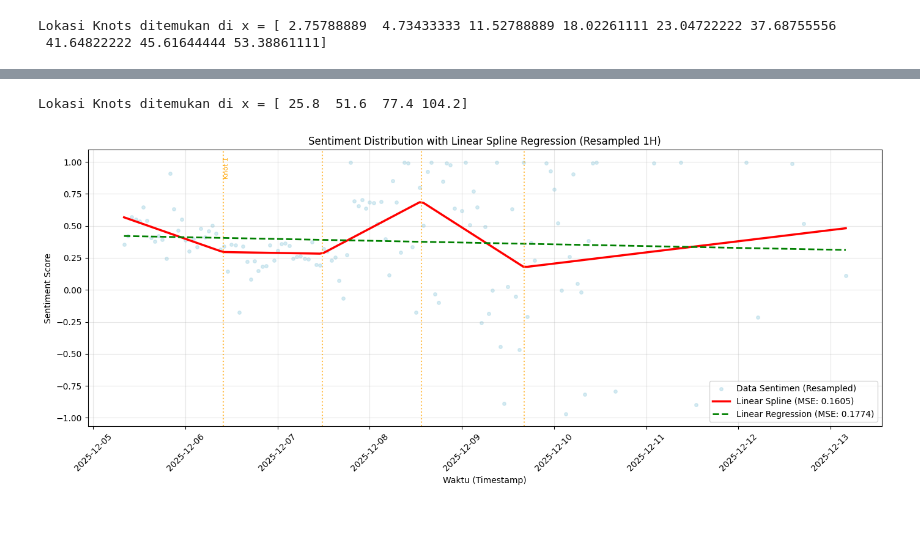
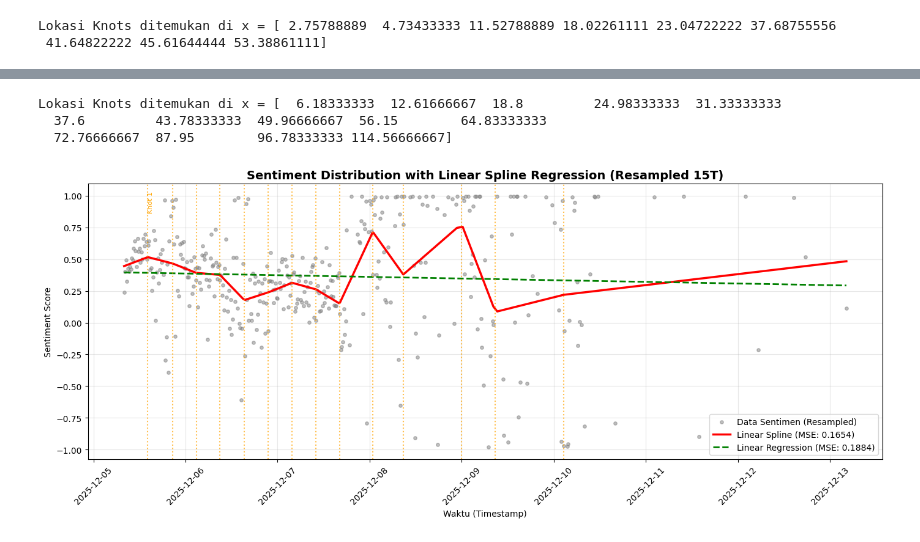
Before and after one commit to YehezkielG/sentiment-spline-truncated-bencana-banjir, a Jupyter notebook: notebook.ipynb, the cells around one changed output, grey strips where cells are left out. Saved outputs shown, nothing was run; the diff lists cells and outputs as text; code cells hidden in the pictures.

```diff
--- a/notebook.ipynb
+++ b/notebook.ipynb
@@ -253,10 +249,10 @@ Knot 7: x=41.65 jam → 2025-12-07 01:43:13
 Knot 8: x=45.62 jam → 2025-12-07 05:41:19
 Knot 9: x=53.39 jam → 2025-12-07 13:27:38
 # %%
-h = 1
+sample_t = "15T"
 df_regression_indexed = df_regression.set_index(pd.to_datetime(df['createTime'], unit='s'))
 
-df_resampled = df_regression_indexed['y'].resample(f'{h}h').mean()
+df_resampled = df_regression_indexed['y'].resample(sample_t).mean()
 df_resampled = df_resampled.dropna()
 
 start_time = df_resampled.index.min()
@@ -271,7 +267,9 @@ optimal_n, final_knots, final_model = auto_tune_spline(x, y, n_knots)
 print(f"Lokasi Knots ditemukan di x = {final_knots}")
 X_spline = create_spline_features(x, final_knots)
 # %% [output]
-Lokasi Knots ditemukan di x = [ 25.8  51.6  77.4 104.2]
+Lokasi Knots ditemukan di x = [  6.18333333  12.61666667  18.8         24.98333333  31.33333333
+  37.6         43.78333333  49.96666667  56.15        64.83333333
+  72.76666667  87.95        96.78333333 114.56666667]
 # %%
 final_model = Model()
 final_model.fit(X_spline, y)
@@ -288,34 +286,34 @@ mse_linear = mean_squared_error(y, y_pred_linear)
 # Konversi x (jam) kembali ke timestamp asli
 x_timestamps = start_time + pd.to_timedelta(x, unit='h')
 
 # Konversi posisi knot ke timestamp
 knot_timestamps = start_time + pd.to_timedelta(final_knots, unit='h')
 
 plt.figure(figsize=(14, 6))
-plt.scatter(x_timestamps, y, alpha=0.5, s=15, label='Data Sentimen (Resampled)', color='lightblue')
+plt.scatter(x_timestamps, y, alpha=0.5, s=15, label='Data Sentimen (Resampled)', color='gray')
 plt.plot(x_timestamps, y_pred, color='red', linewidth=2.5, label=f'Linear Spline (MSE: {mse_spline:.4f})')
 plt.plot(x_timestamps, y_pred_linear, color='green', linewidth=2, linestyle='--', label=f'Linear Regression (MSE: {mse_linear:.4f})')
 
 # Tambahkan garis vertikal untuk knot positions
 for i, knot_time in enumerate(knot_timestamps):
     plt.axvline(knot_time, color='orange', linestyle=':', linewidth=1.5, alpha=0.7)
     if i == 0:
         plt.text(knot_time, plt.ylim()[1] * 0.95, f'Knot {i+1}',
                  rotation=90, verticalalignment='top', fontsize=8, color='orange')
 
-plt.title(f"Sentiment Distribution with Linear Spline Regression (Resampled {h}H)")
+plt.title(f"Sentiment Distribution with Linear Spline Regression (Resampled {sample_t})", fontsize=14, fontweight='bold')
 plt.xlabel("Waktu (Timestamp)")
 plt.ylabel("Sentiment Score")
 plt.legend()
 plt.grid(True, alpha=0.3)
 plt.xticks(rotation=45)
 plt.tight_layout()
 plt.show()
 
 # Print knot timestamps
 print(f"\n=== Lokasi Knot (Waktu Sebenarnya) ===")
 for i, (knot_x, knot_time) in enumerate(zip(final_knots, knot_timestamps), 1):
     print(f"Knot {i}: x={knot_x:.2f} jam → {knot_time.strftime('%Y-%m-%d %H:%M:%S')}")
 # %% [output]
-[figure, old version]
+[figure, new version]
 === Lokasi Knot (Waktu Sebenarnya) ===
```
Also changed, not shown: parts of 9 cells of this notebook.
